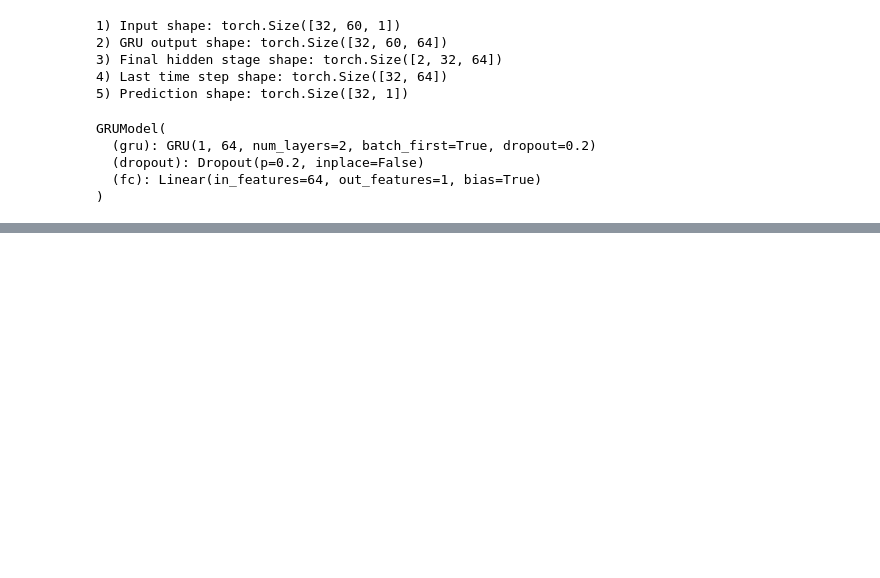
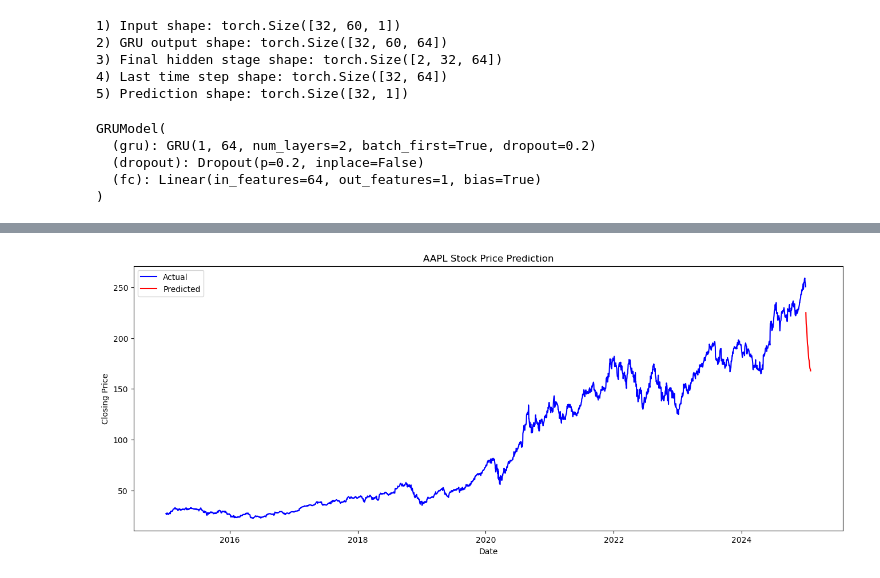
Before and after one commit to Niraj7272/DataScience, a Jupyter notebook: Practice/DL/RNN/GRU_model/stock_price_prediction.ipynb, the cells around one changed output, grey strips where cells are left out. Cells and saved outputs as stored; diff of their text form; code cells hidden in the pictures; blank space fills up the shorter version.

```diff
--- a/Practice/DL/RNN/GRU_model/stock_price_prediction.ipynb
+++ b/Practice/DL/RNN/GRU_model/stock_price_prediction.ipynb
@@ -387,0 +425,2 @@ GRUModel(
+# %%
+model = model.to(device)
@@ -387,0 +554,32 @@ GRUModel(
+# %%
+def predict_future(model, last_window_scaled, num_days, scaler, device):
+    model.eval()
+    current_window = last_window_scaled.copy()
+    future_predictions_scaled = []
+
+    with torch.no_grad():
+        for _ in range(num_days):
+            input_tensor = torch.tensor(current_window, dtype=torch.float32).unsqueeze(0).to(device)
+            next_pred_scaled = model(input_tensor).cpu().numpy()
+            future_predictions_scaled.append(next_pred_scaled[0,0])
+            current_window = np.append(current_window[1:], next_pred_scaled, axis=0)
+
+    future_predictions_actual = scaler.inverse_transform(np.array(future_predictions_scaled).reshape(-1, 1))
+
+    return future_predictions_actual
+
+full_scaled_series = scaler.transform(close_prices)
+last_60_days_sacled = full_scaled_series[-SEQ_LEN:]
+
+NUM_FUTURE_DAYS = 20
+future_prices = predict_future(model, last_60_days_sacled, NUM_FUTURE_DAYS, scaler, device)
+
+last_known_date = df['Date'].iloc[-1]
+future_dates = pd.bdate_range(start=last_known_date + pd.Timedelta(days=1), periods=NUM_FUTURE_DAYS)
+
+future_df = pd.DataFrame({
+    'Date': future_dates,
+    'Predicted Price': future_prices.flatten()
+})
+
+print(future_df)
@@ -387,0 +604,11 @@ GRUModel(
+# %%
+plt.figure(figsize=(16, 6))
+plt.plot(df['Date'], df['Close'], label='Actual', color='blue')
+plt.plot(future_df['Date'], future_df['Predicted Price'], label='Predicted', color='red')
+plt.title(f"{TICKER} Stock Price Prediction")
+plt.xlabel('Date')
+plt.ylabel('Closing Price')
+plt.legend()
+plt.show()
+# %% [output]
+[figure, added]
```
Also changed, not shown: parts of 14 cells of this notebook, 1 other file.
